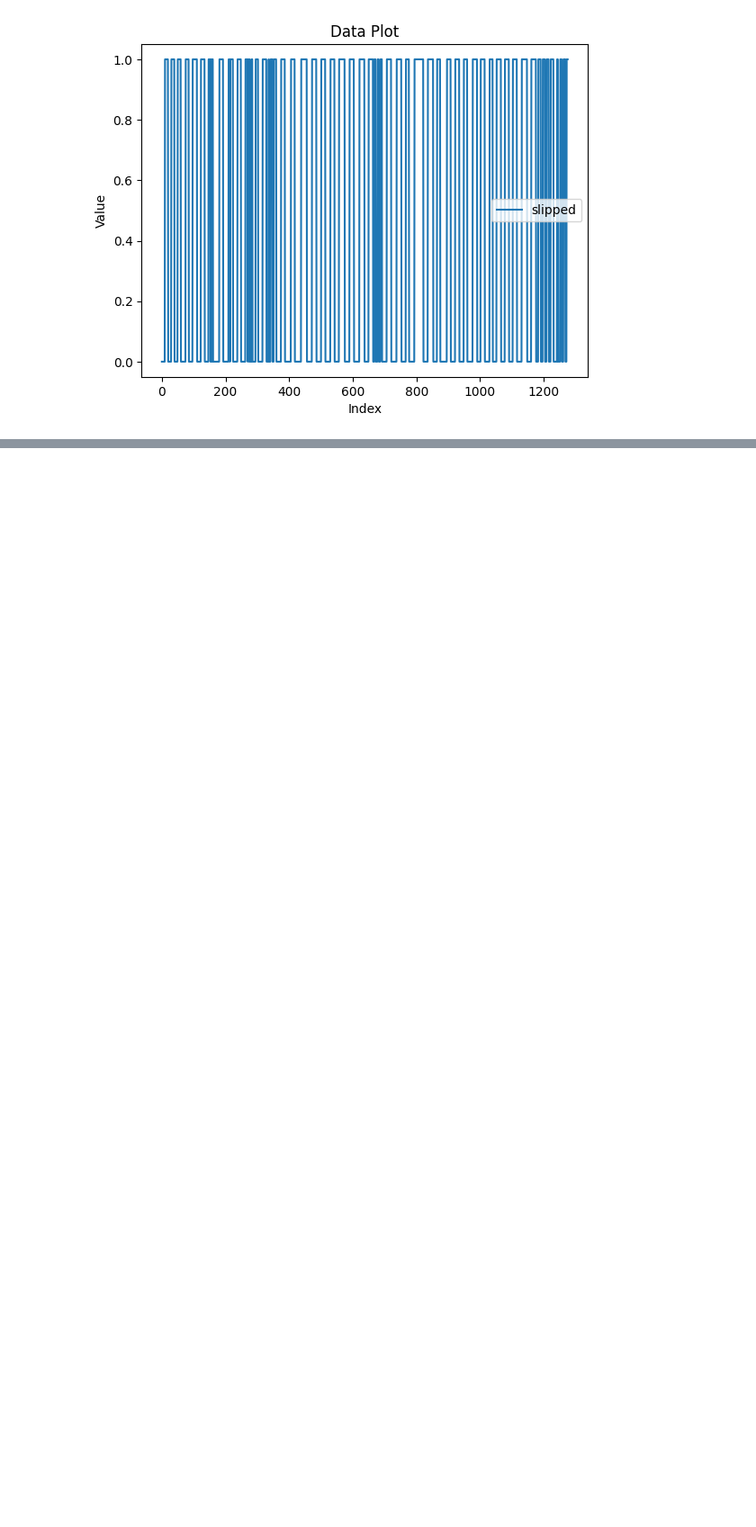
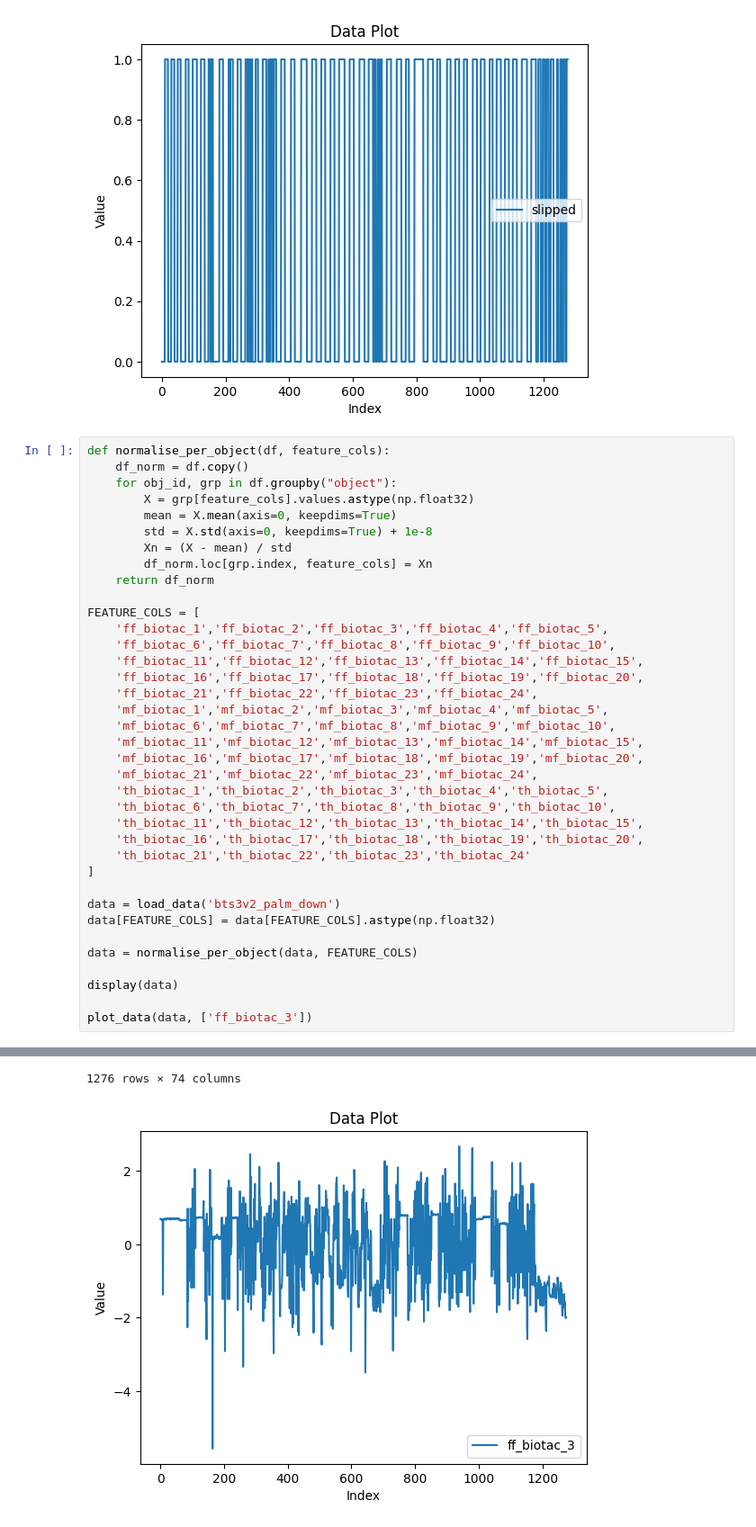
Before and after one commit to G0dd3r5/biotacsp-stability-set-v2, a Jupyter notebook: test.ipynb, the cells around one changed output, grey strips where cells are left out. Shown: that part at 90% size. Drawn from its saved outputs; the diff is of its cells as text; blank space fills up the shorter version.

```diff
--- a/test.ipynb
+++ b/test.ipynb
@@ -39,3 +40,41 @@ plot_data(data, ['slipped'])
 # %% [output]
 [figure]
 [figure]
+# %%
+def normalise_per_object(df, feature_cols):
+    df_norm = df.copy()
+    for obj_id, grp in df.groupby("object"):
+        X = grp[feature_cols].values.astype(np.float32)
+        mean = X.mean(axis=0, keepdims=True)
+        std = X.std(axis=0, keepdims=True) + 1e-8
+        Xn = (X - mean) / std
+        df_norm.loc[grp.index, feature_cols] = Xn
+    return df_norm
+
+FEATURE_COLS = [
+    'ff_biotac_1','ff_biotac_2','ff_biotac_3','ff_biotac_4','ff_biotac_5',
+    'ff_biotac_6','ff_biotac_7','ff_biotac_8','ff_biotac_9','ff_biotac_10',
+    'ff_biotac_11','ff_biotac_12','ff_biotac_13','ff_biotac_14','ff_biotac_15',
+    'ff_biotac_16','ff_biotac_17','ff_biotac_18','ff_biotac_19','ff_biotac_20',
+    'ff_biotac_21','ff_biotac_22','ff_biotac_23','ff_biotac_24',
+    'mf_biotac_1','mf_biotac_2','mf_biotac_3','mf_biotac_4','mf_biotac_5',
+    'mf_biotac_6','mf_biotac_7','mf_biotac_8','mf_biotac_9','mf_biotac_10',
+    'mf_biotac_11','mf_biotac_12','mf_biotac_13','mf_biotac_14','mf_biotac_15',
+    'mf_biotac_16','mf_biotac_17','mf_biotac_18','mf_biotac_19','mf_biotac_20',
+    'mf_biotac_21','mf_biotac_22','mf_biotac_23','mf_biotac_24',
+    'th_biotac_1','th_biotac_2','th_biotac_3','th_biotac_4','th_biotac_5',
+    'th_biotac_6','th_biotac_7','th_biotac_8','th_biotac_9','th_biotac_10',
+    'th_biotac_11','th_biotac_12','th_biotac_13','th_biotac_14','th_biotac_15',
+    'th_biotac_16','th_biotac_17','th_biotac_18','th_biotac_19','th_biotac_20',
+    'th_biotac_21','th_biotac_22','th_biotac_23','th_biotac_24'
+]
+
+data = load_data('bts3v2_palm_down')
+data[FEATURE_COLS] = data[FEATURE_COLS].astype(np.float32)
+
+data = normalise_per_object(data, FEATURE_COLS)
+
+display(data)
+
+plot_data(data, ['ff_biotac_3'])
+# %% [output]
@@ -41,0 +93,2 @@ plot_data(data, ['slipped'])
+1276 rows × 74 columns
+[figure, added]
```
Also changed, not shown: parts of 2 cells of this notebook, 5 other files.
